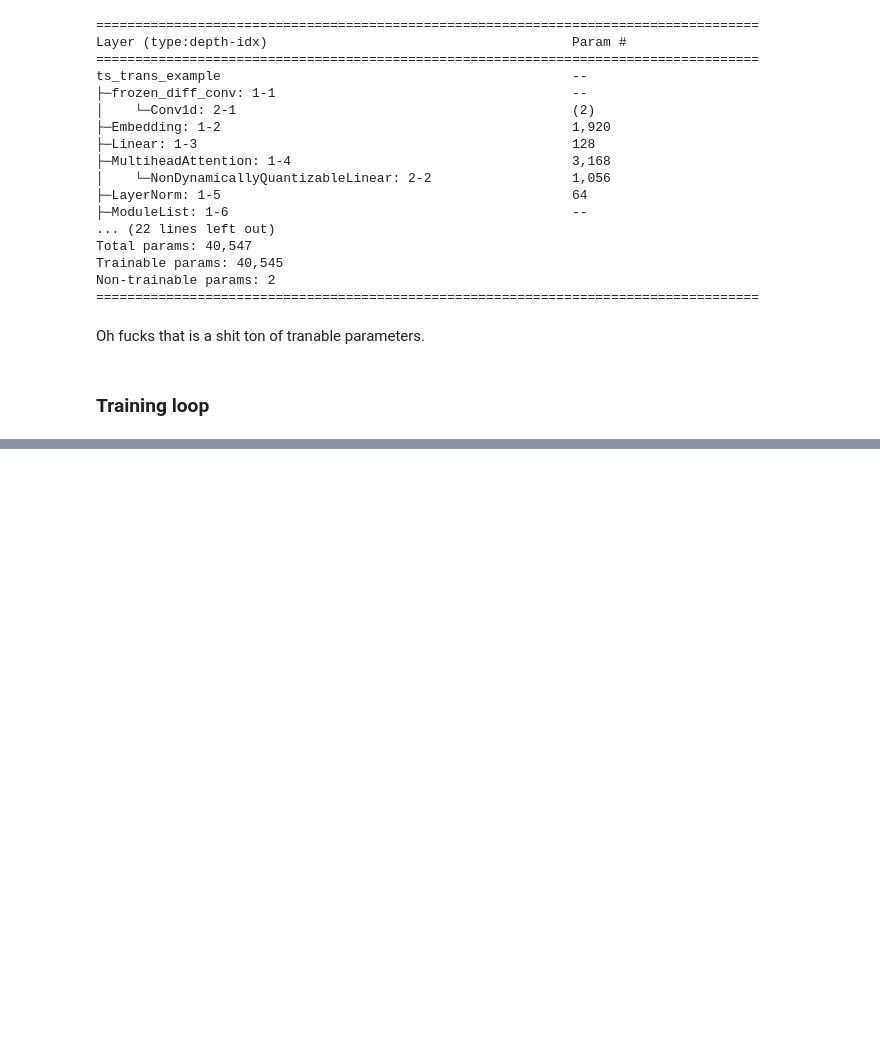
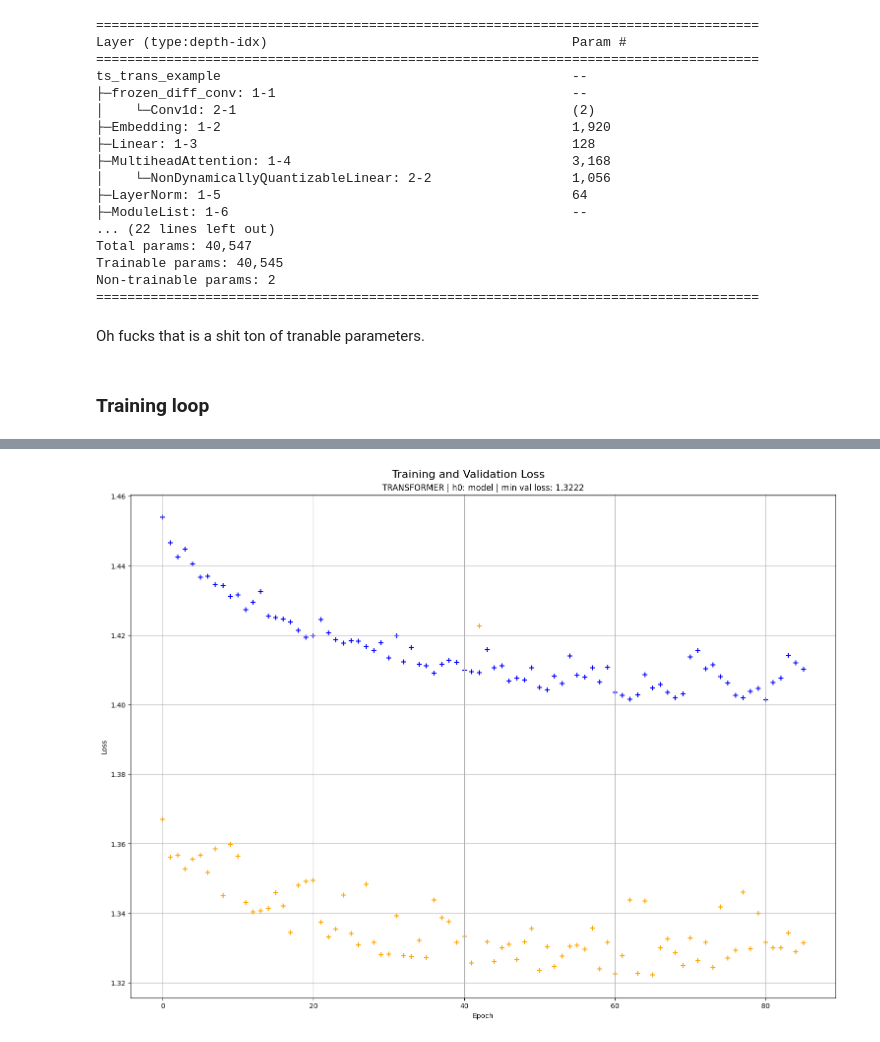
Before and after one commit to martinmf-dev/Realized_Volatility_Prediction_-erdos_deeplearning-, a Jupyter notebook: NNetwork/Transformer_with_frozen_conv.ipynb, the cells around one changed output, grey strips where cells are left out. Saved outputs shown, nothing was run; the diff lists cells and outputs as text; code cells hidden in the pictures; blank space fills up the shorter version.

Commit message:
Results of running transformer model

```diff
--- a/NNetwork/Transformer_with_frozen_conv.ipynb
+++ b/NNetwork/Transformer_with_frozen_conv.ipynb
@@ -238,0 +253,16 @@ KeyboardInterrupt:
+# %%
+# torch.save(train_loss, "train_loss_trans.pt")
+# torch.save(val_loss, "val_loss_trans.pt")
+
+train_loss = torch.load("train_loss_trans.pt")
+val_loss = torch.load("val_loss_trans.pt")
+# %%
+from proj_mod import visualization
+
+train_loss_cut = train_loss[10:]
+val_loss_cut = val_loss[10:]
+
+vis_dict={("transformer","model"):{"train_loss": train_loss_cut,"val_loss": val_loss_cut}}
+visualization.training_plots(vis_dict)
+# %% [output]
+[figure, added]
```
Also changed, not shown: parts of 4 cells of this notebook, 3 other files.
